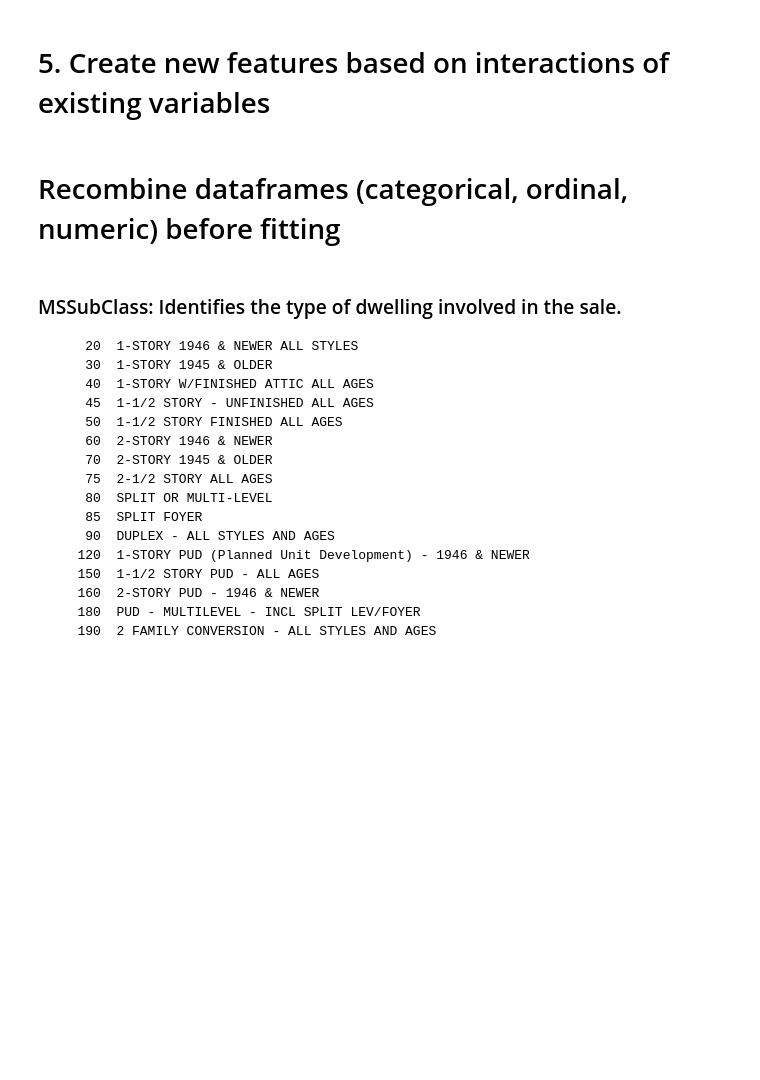
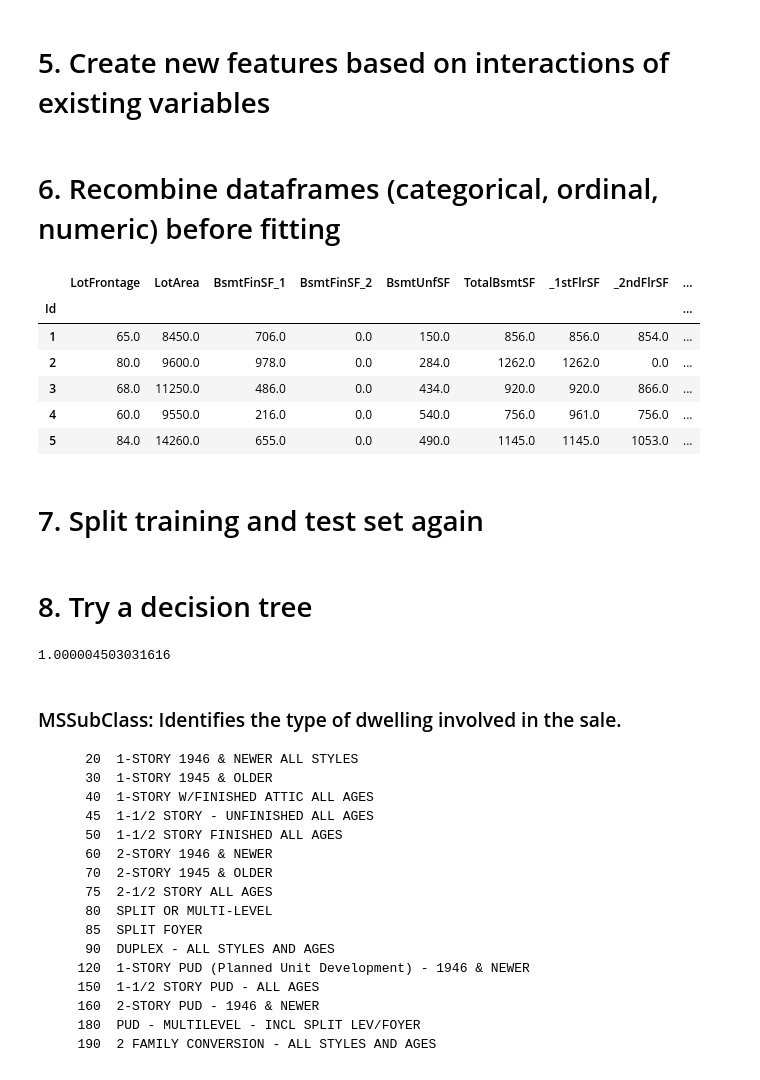
Before and after one commit to InterferencePattern/MST-housing-price-prediction, a Jupyter notebook: Scripts-James/1-FeatureEngineering_James.ipynb, the cells around one changed output. Drawn from its saved outputs; the diff is of its cells as text; code cells hidden in the pictures; blank space fills up the shorter version.

Commit message:
Produced a single decision tree fit

```diff
--- a/Scripts-James/1-FeatureEngineering_James.ipynb
+++ b/Scripts-James/1-FeatureEngineering_James.ipynb
@@ -276,6 +301,7 @@ num_df.LotFrontage
 
 # MasVnrArea is messed up (lots of values of 0) and can probably be dropped,
 # since it probably correlates with other variables
+num_df.drop('MasVnrArea', axis = 1, inplace=True)
 
 # BsmtFinSF_1 also has lots of zeros when there's no basement. Maybe these can be separated?
 
@@ -339,10 +365,9 @@ num_df.drop("BsmtHalfBath", axis = 1, inplace=True)
 
 # YrSold is shockingly uncorrelated with price, but I'd still be wary to leave it out.
 
-plotFeature = df.YrSold
-sns.scatterplot(plotFeature, df.SalePrice.apply(np.log))
+plotFeature = df.LotFrontage
+sns.scatterplot(plotFeature, target_train.apply(np.log))
 # sns.boxplot(plotFeature, df.SalePrice)
 # sns.jointplot(plotFeature, df.SalePrice, kind='kde')
-
-num_df.head()
+num_df.head(10)
 # %% [output]
@@ -368,4 +430,17 @@ The number of integer features is 13 before encoding
 
 # Age of house at sale can replace year built (it's a slight adjustment to that feature)
 # %% [markdown]
-# Recombine dataframes (categorical, ordinal, numeric) before fitting
+# 6. Recombine dataframes (categorical, ordinal, numeric) before fitting
+# %%
+df_traintest = pd.merge(num_df, ord_df, on="Id").merge(cat_df, on="Id")
+df_traintest.head()
+# %% [output]
+|  | LotFrontage | LotArea | BsmtFinSF_1 | BsmtFinSF_2 | BsmtUnfSF | TotalBsmtSF | _1stFlrSF | _2ndFlrSF | ... |
+| Id |  |  |  |  |  |  |  |  | ... |
+| 1 | 65.0 | 8450.0 | 706.0 | 0.0 | 150.0 | 856.0 | 856.0 | 854.0 | ... |
+| 2 | 80.0 | 9600.0 | 978.0 | 0.0 | 284.0 | 1262.0 | 1262.0 | 0.0 | ... |
+| 3 | 68.0 | 11250.0 | 486.0 | 0.0 | 434.0 | 920.0 | 920.0 | 866.0 | ... |
+| 4 | 60.0 | 9550.0 | 216.0 | 0.0 | 540.0 | 756.0 | 961.0 | 756.0 | ... |
+| 5 | 84.0 | 14260.0 | 655.0 | 0.0 | 490.0 | 1145.0 | 1145.0 | 1053.0 | ... |
+# %% [markdown]
+# 7. Split training and test set again
@@ -372,3 +451,15 @@ The number of integer features is 13 before encoding
+# %% [markdown]
+# 8. Try a decision tree
+# %%
+from sklearn import tree
+
+clf = tree.DecisionTreeRegressor()
+
+clf = clf.fit(df_finalTrain, target_train.apply(np.log))
+
+np.exp(np.mean(np.abs(clf.predict(df_finalTrain) - target_train.apply(np.log))))
+# %% [output]
+1.000004503031616
 # %% [markdown]
 ### MSSubClass: Identifies the type of dwelling involved in the sale.
 
```
Also changed, not shown: parts of 9 cells of this notebook.
